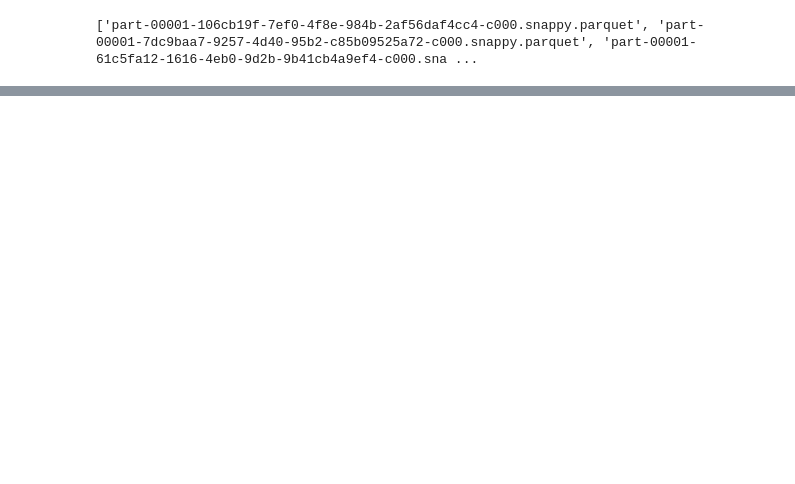
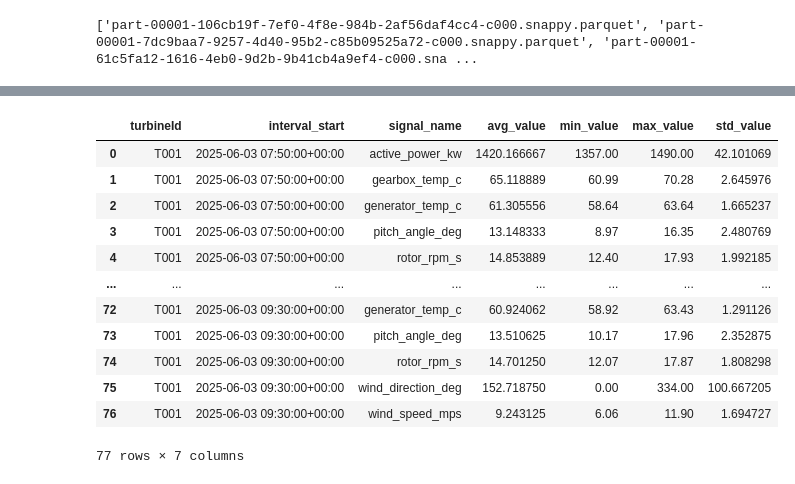
Before and after one commit to bogdan9876/analytical_and_nosql_labs, a Jupyter notebook: scripts/lab6.ipynb, the cells around one changed output, grey strips where cells are left out. Cells and saved outputs as stored; diff of their text form; code cells hidden in the pictures; blank space fills up the shorter version.

```diff
--- a/scripts/lab6.ipynb
+++ b/scripts/lab6.ipynb
@@ -158,0 +209,21 @@ df_converted
+# %%
+melted = df_one.melt(
+    id_vars=["turbineId", "interval_start"],
+    value_vars=[
+        "wind_speed_mps", "wind_direction_deg", "rotor_rpm_s",
+        "active_power_kw", "generator_temp_c", "gearbox_temp_c", "pitch_angle_deg"
+    ],
+    var_name="signal_name",
+    value_name="value"
+)
+# %%
+aggregated = melted.groupby(["turbineId", "interval_start", "signal_name"]).agg(
+    avg_value=("value", "mean"),
+    min_value=("value", "min"),
+    max_value=("value", "max"),
+    std_value=("value", "std")
+).reset_index()
+# %%
+daft_table = from_pydict(aggregated.to_dict(orient="list"))
+daft_table
+df_pandas = daft_table.to_pandas()
@@ -158,0 +244,16 @@ df_converted
+# %%
+df_pandas
+# %% [output]
+|  | turbineId | interval_start | signal_name | avg_value | min_value | max_value | std_value |
+| 0 | T001 | 2025-06-03 07:50:00+00:00 | active_power_kw | 1420.166667 | 1357.00 | 1490.00 | 42.101069 |
+| 1 | T001 | 2025-06-03 07:50:00+00:00 | gearbox_temp_c | 65.118889 | 60.99 | 70.28 | 2.645976 |
+| 2 | T001 | 2025-06-03 07:50:00+00:00 | generator_temp_c | 61.305556 | 58.64 | 63.64 | 1.665237 |
+| 3 | T001 | 2025-06-03 07:50:00+00:00 | pitch_angle_deg | 13.148333 | 8.97 | 16.35 | 2.480769 |
+| 4 | T001 | 2025-06-03 07:50:00+00:00 | rotor_rpm_s | 14.853889 | 12.40 | 17.93 | 1.992185 |
+| ... | ... | ... | ... | ... | ... | ... | ... |
+| 72 | T001 | 2025-06-03 09:30:00+00:00 | generator_temp_c | 60.924062 | 58.92 | 63.43 | 1.291126 |
+| 73 | T001 | 2025-06-03 09:30:00+00:00 | pitch_angle_deg | 13.510625 | 10.17 | 17.96 | 2.352875 |
+| 74 | T001 | 2025-06-03 09:30:00+00:00 | rotor_rpm_s | 14.701250 | 12.07 | 17.87 | 1.808298 |
+| 75 | T001 | 2025-06-03 09:30:00+00:00 | wind_direction_deg | 152.718750 | 0.00 | 334.00 | 100.667205 |
+| 76 | T001 | 2025-06-03 09:30:00+00:00 | wind_speed_mps | 9.243125 | 6.06 | 11.90 | 1.694727 |
+77 rows × 7 columns
```
Also changed, not shown: parts of 7 cells of this notebook.
